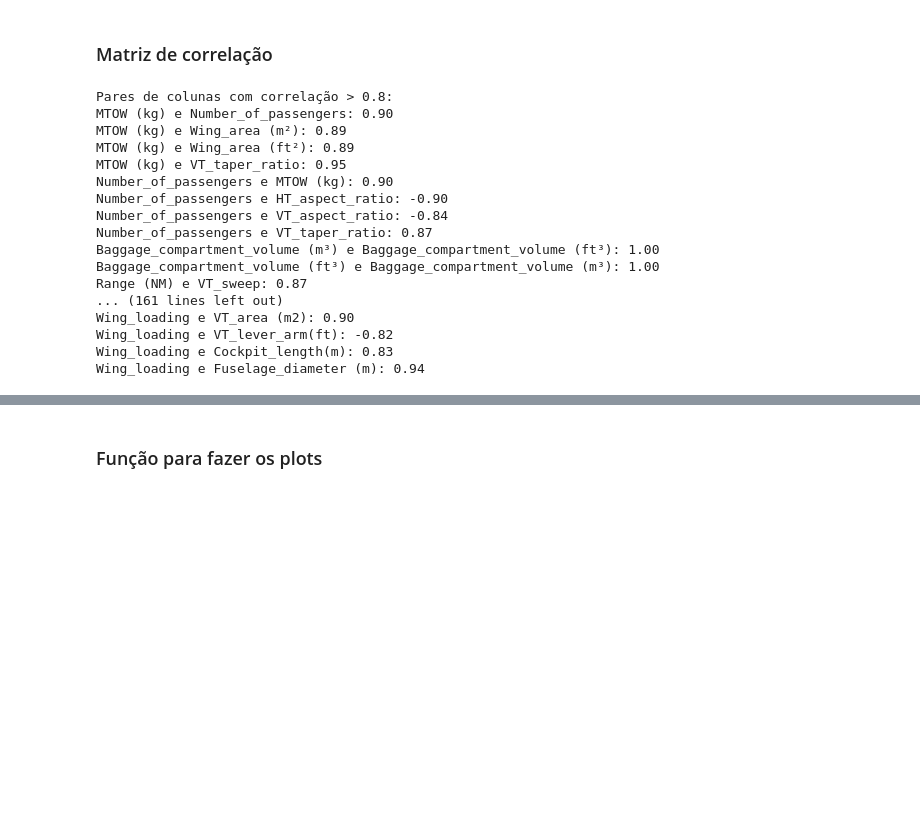
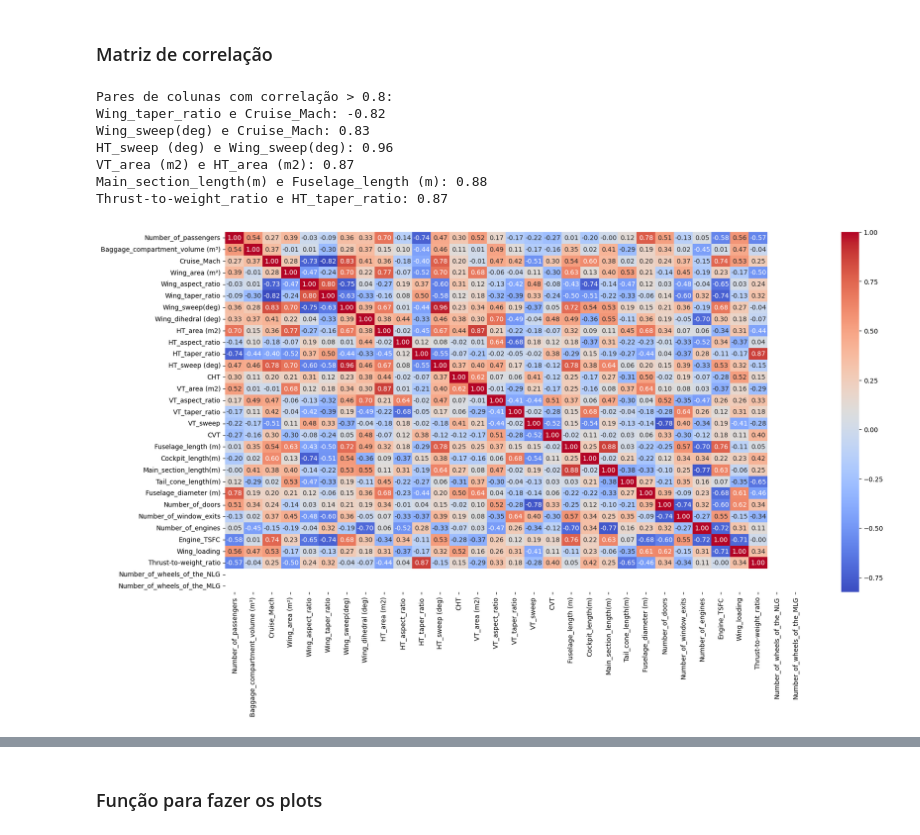
Before and after one commit to TatiPasold/PRJ22, a Jupyter notebook: notebooks/lab1.ipynb, the cells around one changed output, grey strips where cells are left out. Saved outputs shown, nothing was run; the diff lists cells and outputs as text; code cells hidden in the pictures; blank space fills up the shorter version.

```diff
--- a/notebooks/lab1.ipynb
+++ b/notebooks/lab1.ipynb
@@ -15,50 +49,48 @@ df
 # %%
-df = df[(df["Parameter"] == "E175") | (df["Parameter"] == "RJ70") | (df["Parameter"] == "Fokker 100") | (df["Parameter"] == "B717-200") | (df["Parameter"] == "ARJ21-700") | (df["Parameter"] == "A220") | (df["Parameter"] == "CRJ900")]
+#df = df[(df["Parameter"] == "E175") | (df["Parameter"] == "RJ70") | (df["Parameter"] == "Fokker 100") | (df["Parameter"] == "B717-200") | (df["Parameter"] == "ARJ21-700") | (df["Parameter"] == "Tupolev Tu-134A") | (df["Parameter"] == "A220") | (df["Parameter"] == "CRJ900")]
 # %% [markdown]
 ### Matriz de correlação
 # %%
 # Calculando a matriz de correlação
 cols = df.columns
 string_columns = df.select_dtypes(include=['object']).columns
+ft_columns = [col for col in cols if 'ft' in col]
+lb_columns = [col for col in cols if 'lb' in col]
 
-correlation_matrix = df.drop(columns=string_columns).corr()
+colunas_para_remover = list(set(string_columns) | set(ft_columns) | set(lb_columns))
+colunas_para_remover = [col for col in colunas_para_remover if col in df.columns]
 
-plt.figure(figsize=(100, 100))
+correlation_matrix = df.drop(columns=colunas_para_remover).corr()
+
+plt.figure(figsize=(20, 10))
 
 # Criando um heatmap da matriz de correlação
 sns.heatmap(correlation_matrix, annot=True, cmap='coolwarm', fmt='.2f')
 
 # Exibindo o gráfico
 #plt.show()
 
 # Filtrando pares de colunas com correlação superior a 0.8
 # Criando um DataFrame booleano para detectar correlações superiores a 0.8
+
+correlation_matrix = correlation_matrix.where(np.triu(np.ones(correlation_matrix.shape), k=1).astype(bool))
 high_corr_pairs = []
 
 for col1 in correlation_matrix.columns:
     for col2 in correlation_matrix.columns:
         if col1 != col2 and abs(correlation_matrix[col1][col2]) > 0.8:
             high_corr_pairs.append((col1, col2, correlation_matrix[col1][col2]))
 
 # Exibindo os pares de colunas com correlação > 0.8
 print("\nPares de colunas com correlação > 0.8:")
 for pair in high_corr_pairs:
     print(f"{pair[0]} e {pair[1]}: {pair[2]:.2f}")
 # %% [output]
 Pares de colunas com correlação > 0.8:
-MTOW (kg) e Number_of_passengers: 0.90
-MTOW (kg) e Wing_area (m²): 0.89
-MTOW (kg) e Wing_area (ft²): 0.89
-MTOW (kg) e VT_taper_ratio: 0.95
-Number_of_passengers e MTOW (kg): 0.90
-Number_of_passengers e HT_aspect_ratio: -0.90
-Number_of_passengers e VT_aspect_ratio: -0.84
-Number_of_passengers e VT_taper_ratio: 0.87
-Baggage_compartment_volume (m³) e Baggage_compartment_volume (ft³): 1.00
-Baggage_compartment_volume (ft³) e Baggage_compartment_volume (m³): 1.00
-Range (NM) e VT_sweep: 0.87
-... (161 lines left out)
-Wing_loading e VT_area (m2): 0.90
-Wing_loading e VT_lever_arm(ft): -0.82
-Wing_loading e Cockpit_length(m): 0.83
-Wing_loading e Fuselage_diameter (m): 0.94
+Wing_taper_ratio e Cruise_Mach: -0.82
+Wing_sweep(deg) e Cruise_Mach: 0.83
+HT_sweep (deg) e Wing_sweep(deg): 0.96
+VT_area (m2) e HT_area (m2): 0.87
+Main_section_length(m) e Fuselage_length (m): 0.88
+Thrust-to-weight_ratio e HT_taper_ratio: 0.87
+[figure, added]
```
Also changed, not shown: parts of 20 cells of this notebook.
